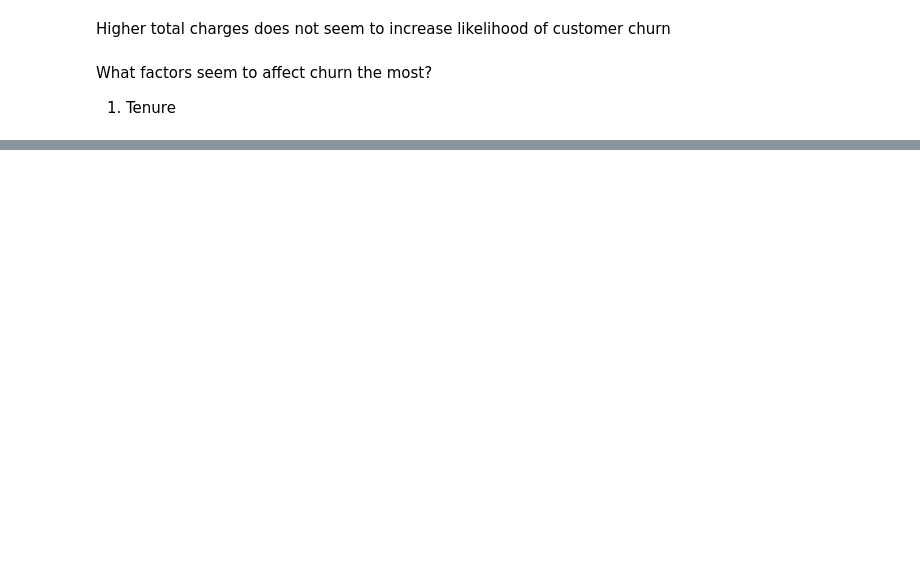
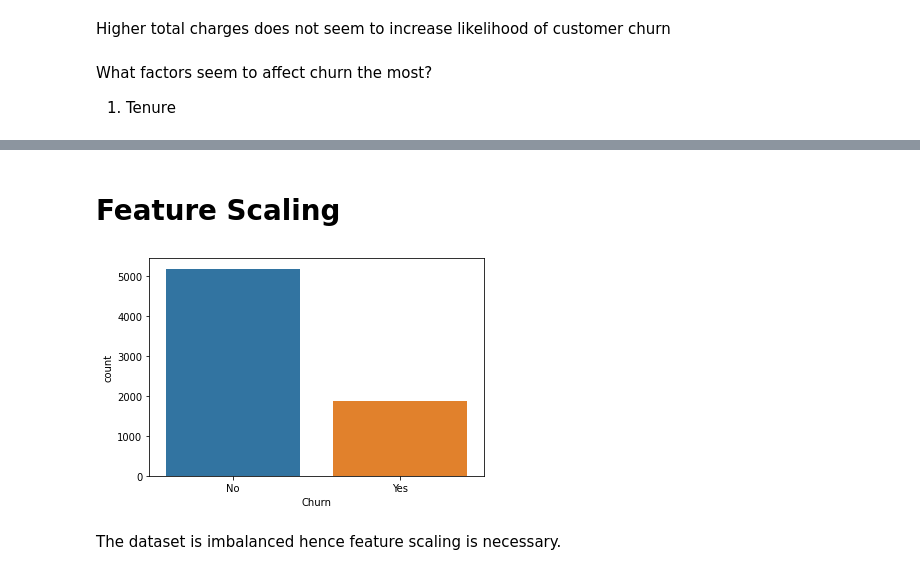
Before and after one commit to muchaimaryanne/Telco-Customer-Churn, a Jupyter notebook: Customer_churn_prediction.ipynb, the cells around one changed output, grey strips where cells are left out. Cells and saved outputs as stored; diff of their text form; code cells hidden in the pictures; blank space fills up the shorter version.

```diff
--- a/Customer_churn_prediction.ipynb
+++ b/Customer_churn_prediction.ipynb
@@ -678,0 +843,7 @@ What factors seem to affect churn the most?
+# %%
+#Converting churn and Paperless billing back to object
+churn_df['Churn'] = churn_df['Churn'].replace([1], 'Yes')
+churn_df['Churn'] = churn_df['Churn'].replace([0], 'No')
+# %%
+churn_df['PaperlessBilling'] = churn_df['PaperlessBilling'].replace([1], 'Yes')
+churn_df['PaperlessBilling'] = churn_df['PaperlessBilling'].replace([0], 'No')
@@ -678,0 +905,10 @@ What factors seem to affect churn the most?
+# %% [markdown]
+# Feature Scaling
+# %%
+# Showing number of churned customers vs those who didn't
+sn.countplot(x ='Churn', data = churn_df)
+plt.show()
+# %% [output]
+[figure, added]
+# %% [markdown]
+The dataset is imbalanced hence feature scaling is necessary.
```
Also changed, not shown: parts of 102 cells of this notebook.
